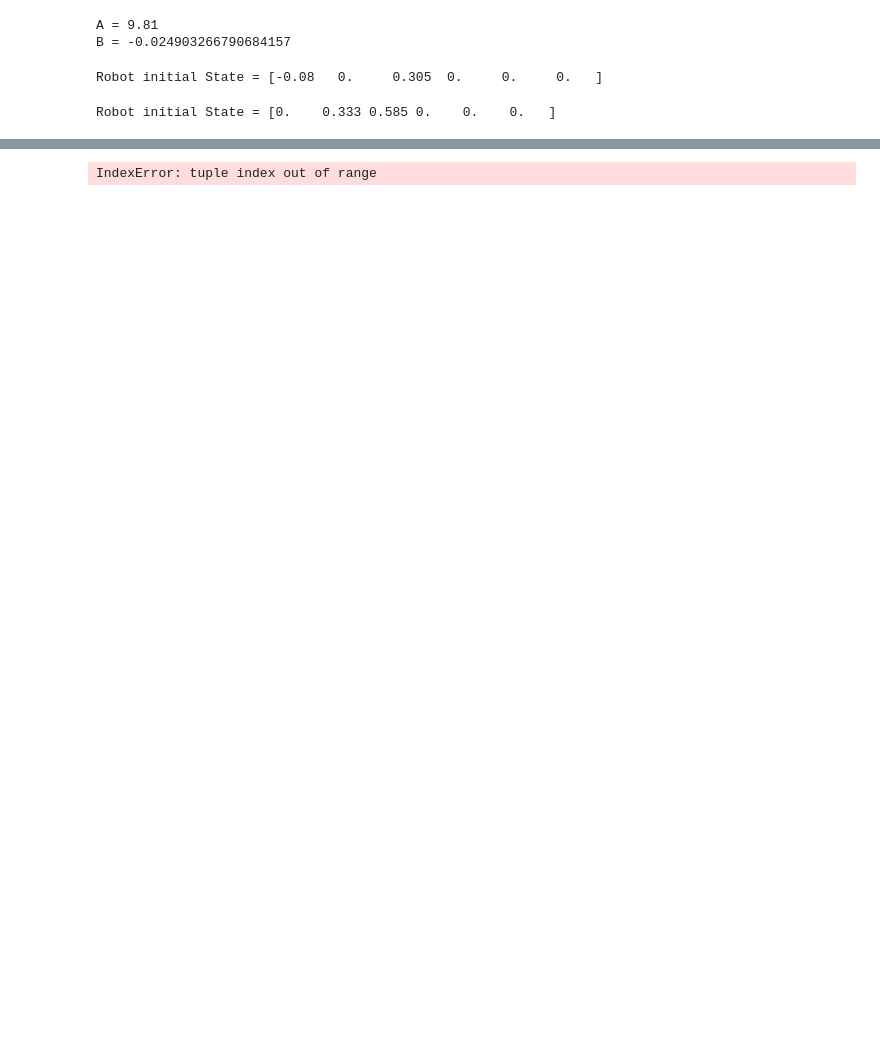
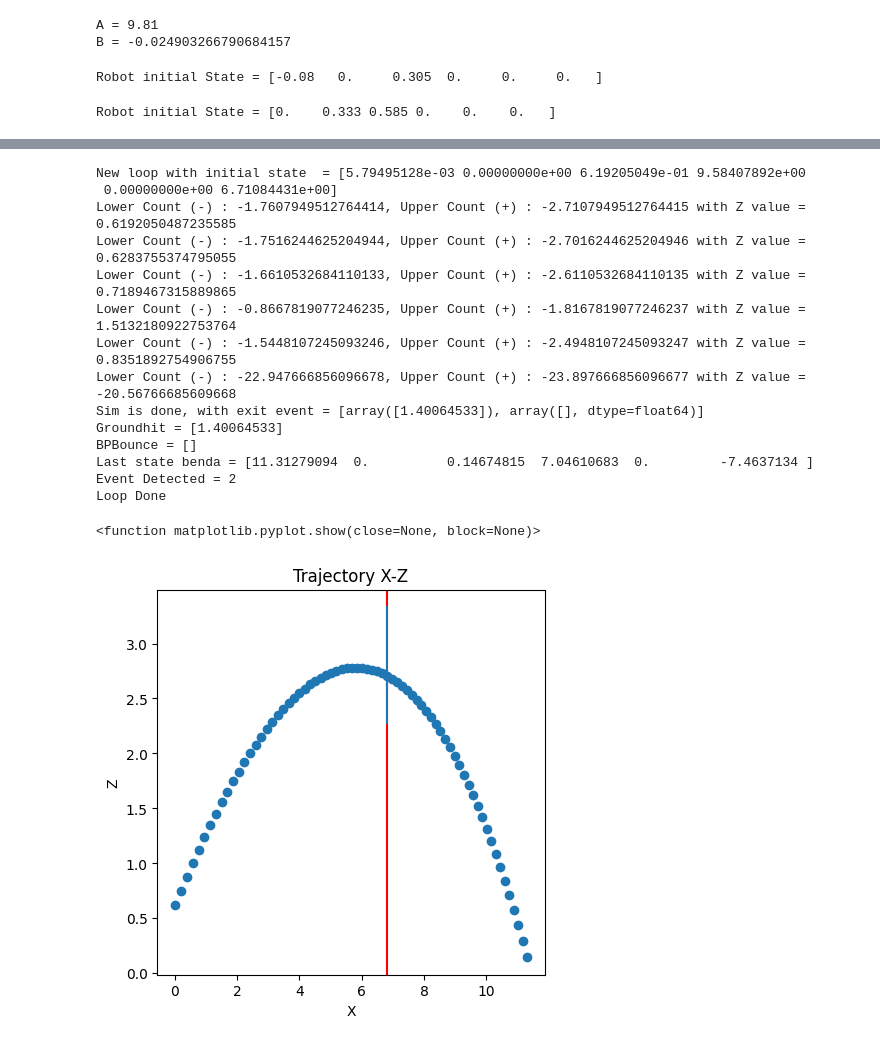
Before and after one commit to KRAI-ITB/ShooterKRAI, a Jupyter notebook: 3D_Simulation.ipynb, the cells around one changed output, grey strips where cells are left out. Cells and saved outputs as stored; diff of their text form; code cells hidden in the pictures; blank space fills up the shorter version.

Commit message:
Add contionous limit to solve_ivp

```diff
--- a/3D_Simulation.ipynb
+++ b/3D_Simulation.ipynb
@@ -43,7 +43,7 @@ print(f"A = {ConstA}\nB = {ConstB}")
 #Backpost
 BackPostX = 6.8
 BackPostY = [-0.900,0.900]
-BackPostZ = [2.28,2.58]
+BackPostZ = [2.28,3.33]
 
 #RingPlate
 RingPlateX = [6.8,(6.8-0.151)]
@@ -371,70 +378,93 @@ V_error    Drag_Coeff ImpactPoint
 #InitArg
 X0 = 0
 Y0 = 0
-Z0 = 2
-VOutput = 12 + 0.1
+Z0 = 0.4
+VOutput = 11.7
 
 Rotation = 0
-Elevation = 45 #--> Dalam derajat
+Elevation = 35 #--> Dalam derajat
 IsShooterFahmi=True
 IsAirBorn = True
+A,B = calculate_constant(MASS,GRAVITY,Drag_var,AREA,RHO)
 #Case shooter Fahmi
 if IsShooterFahmi:
    ShooterCond = ShooterFahmi(X0,Y0,Z0,Elevation,Rotation)
    InitialState = [ShooterCond[0],ShooterCond[1],ShooterCond[2]]
-   SpeedMax = ShooterCond[3]
+#    SpeedMax = ShooterCond[3]
 
-InitVel = GetInitVel(10,45,VOutput)
+InitVel = GetInitVel(Rotation,Elevation,VOutput)
+# print(InitVel)
 InitialState = np.append(InitialState,InitVel)
-#print(InitialState)
+# print(InitialState)
 Event_Num = 5
 
+A,B = calculate_constant(MASS,GRAVITY,Drag_var,AREA,RHO)
 while IsAirBorn:
     # TempData = []
 
     print(f"New loop with initial state  = {InitialState}")
-    Trajectory = solve_ivp(ode_system, [timestart,timestop], InitialState, events=[Groundhit,BackPosthit],t_eval=np.linspace(timestart,timestop,solutiondensity), dense_output=True)
+    Trajectory = solve_ivp(ode_system, [timestart,timestop], InitialState,args=(A,B), events=[Groundhit,RealBackpostHit],t_eval=np.linspace(timestart,timestop,solutiondensity), dense_output=True)
     print(f"Sim is done, with exit event = {Trajectory.t_events}\nGroundhit = {Trajectory.t_events[0]}\nBPBounce = {Trajectory.t_events[1]}")
     print(f"Last state benda = {Trajectory.y[:,-1]}")
 
     # TempData.append(Trajectory.y[:,-1])
 
 
     #CollisionCheck
 
     CollisionEvent = -1 #--> Default
     if Trajectory.t_events[0].size>0:
         #And Another Var.check
         CollisionEvent = 2 #-->Ground
     if Trajectory.t_events[1].size>0:
         #And Another Var Check --> if fail --> State 0 --> Pass last Initial State
         CollisionEvent = 3 #-->Backpost
 
     print(f"Event Detected = {CollisionEvent}")
 
     #Ground Termination
     if CollisionEvent == 2:
         break
 
     #Backpost Tabrak
     if CollisionEvent == 3:
         InitialState = GetBounceVel(2,Trajectory.y[:,-1])
         print(f"Sim baru dibuat dengan InitState = {InitialState}")
 
-    print(f"Loop Done")
-    plt.figure(figsize=(5,5))
-    # plt.scatter(TempData[0],TempData[2],label = 'X-Z plane')
-    plt.title('Trajectory X-Z')
-    plt.xlabel('X')
-    plt.ylabel('Z')
-    plt.axvline(6.8,color = 'r')
-    # plt.axhline(0,0,Trajectory.y[0,-1],color = 'k')
 
-    plt.savefig('X-Z Plane')
 
-    plt.show
+
+print(f"Loop Done")
+plt.figure(figsize=(5,5))
+plt.title('Trajectory X-Z')
+plt.xlabel('X')
+plt.ylabel('Z')
+plt.axvline(6.8,color = 'r')
+plt.scatter(Trajectory.y[0],Trajectory.y[2])
+
+# plt.axhline(0,0,Trajectory.y[0,-1],color = 'k')
+plt.plot((BackPostX,BackPostX),(BackPostZ[0],BackPostZ[1]))
+
+plt.savefig('X-Z Plane')
+
+plt.show
 # %% [output]
-IndexError: tuple index out of range
+New loop with initial state  = [5.79495128e-03 0.00000000e+00 6.19205049e-01 9.58407892e+00
+ 0.00000000e+00 6.71084431e+00]
+Lower Count (-) : -1.7607949512764414, Upper Count (+) : -2.7107949512764415 with Z value =  0.6192050487235585
+Lower Count (-) : -1.7516244625204944, Upper Count (+) : -2.7016244625204946 with Z value =  0.6283755374795055
+Lower Count (-) : -1.6610532684110133, Upper Count (+) : -2.6110532684110135 with Z value =  0.7189467315889865
+Lower Count (-) : -0.8667819077246235, Upper Count (+) : -1.8167819077246237 with Z value =  1.5132180922753764
+Lower Count (-) : -1.5448107245093246, Upper Count (+) : -2.4948107245093247 with Z value =  0.8351892754906755
+Lower Count (-) : -22.947666856096678, Upper Count (+) : -23.897666856096677 with Z value =  -20.56766685609668
+Sim is done, with exit event = [array([1.40064533]), array([], dtype=float64)]
+Groundhit = [1.40064533]
+BPBounce = []
+Last state benda = [11.31279094  0.          0.14674815  7.04610683  0.         -7.4637134 ]
+Event Detected = 2
+Loop Done
+<function matplotlib.pyplot.show(close=None, block=None)>
+[figure, added]
 # %%
 #=================================================IMPROVEMENT PENDING================================================#
 
```
Also changed, not shown: parts of 7 cells of this notebook, 4 other files.
